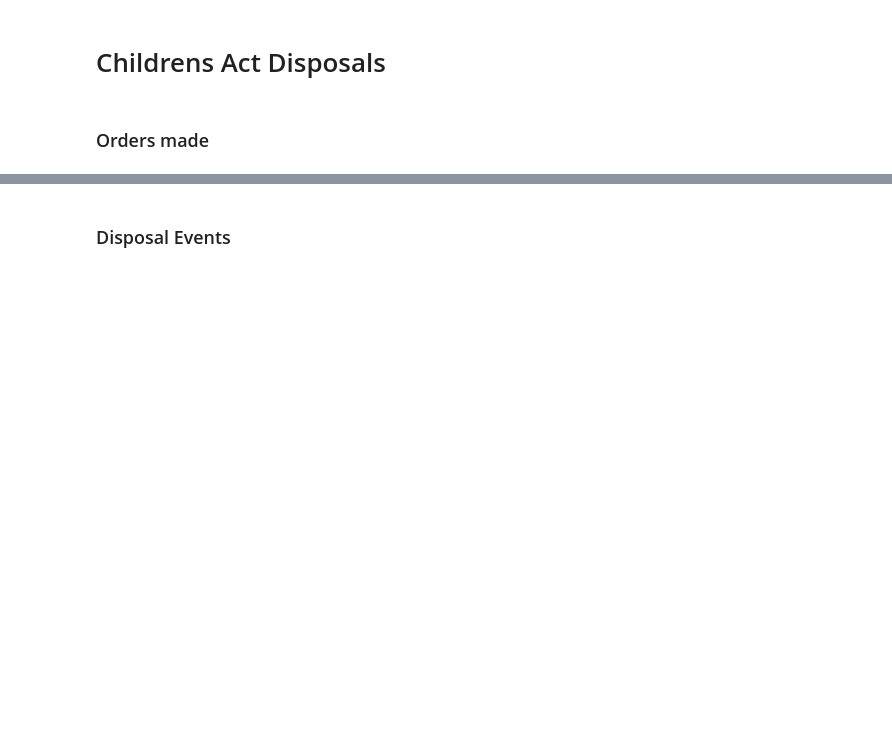
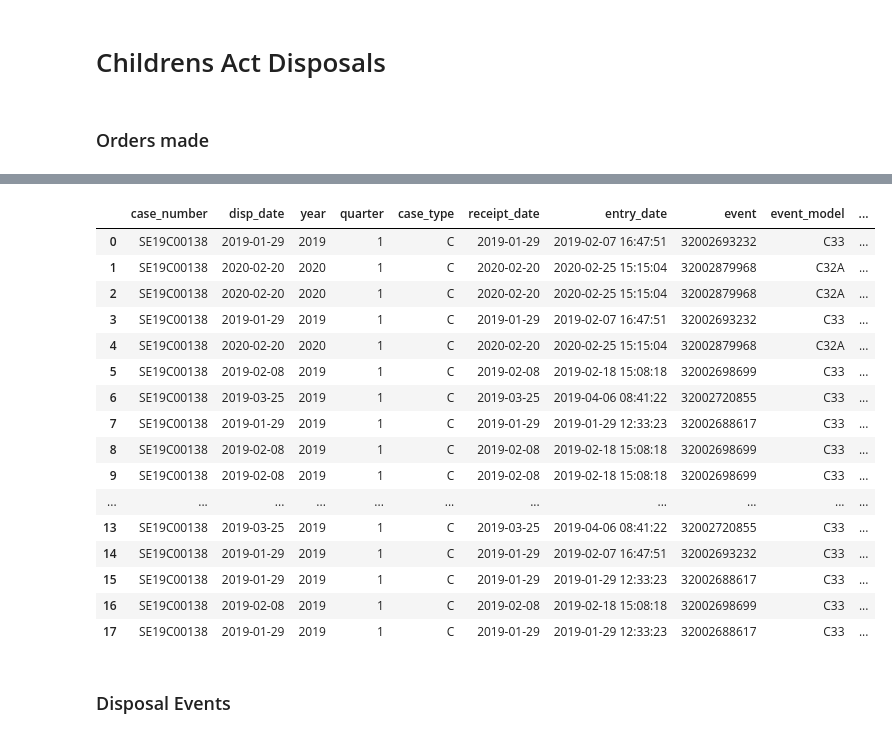
Before and after one commit to moj-analytical-services/FCSQ_data, a Jupyter notebook: data/ca_case_disposals.ipynb, the cells around one changed output, grey strips where cells are left out. Saved outputs shown, nothing was run; the diff lists cells and outputs as text; code cells hidden in the pictures; blank space fills up the shorter version.

```diff
--- a/data/ca_case_disposals.ipynb
+++ b/data/ca_case_disposals.ipynb
@@ -56,3 +87,23 @@ f"""
+# %%
+pydb.read_sql_query ("select * from __temp__.ca_disps_all_children where case_number IN ('SE19C00138')")
+# %% [output]
+|  | case_number | disp_date | year | quarter | case_type | receipt_date | entry_date | event | event_model | ... |
+| 0 | SE19C00138 | 2019-01-29 | 2019 | 1 | C | 2019-01-29 | 2019-02-07 16:47:51 | 32002693232 | C33 | ... |
+| 1 | SE19C00138 | 2020-02-20 | 2020 | 1 | C | 2020-02-20 | 2020-02-25 15:15:04 | 32002879968 | C32A | ... |
+| 2 | SE19C00138 | 2020-02-20 | 2020 | 1 | C | 2020-02-20 | 2020-02-25 15:15:04 | 32002879968 | C32A | ... |
+| 3 | SE19C00138 | 2019-01-29 | 2019 | 1 | C | 2019-01-29 | 2019-02-07 16:47:51 | 32002693232 | C33 | ... |
+| 4 | SE19C00138 | 2020-02-20 | 2020 | 1 | C | 2020-02-20 | 2020-02-25 15:15:04 | 32002879968 | C32A | ... |
+| 5 | SE19C00138 | 2019-02-08 | 2019 | 1 | C | 2019-02-08 | 2019-02-18 15:08:18 | 32002698699 | C33 | ... |
+| 6 | SE19C00138 | 2019-03-25 | 2019 | 1 | C | 2019-03-25 | 2019-04-06 08:41:22 | 32002720855 | C33 | ... |
+| 7 | SE19C00138 | 2019-01-29 | 2019 | 1 | C | 2019-01-29 | 2019-01-29 12:33:23 | 32002688617 | C33 | ... |
+| 8 | SE19C00138 | 2019-02-08 | 2019 | 1 | C | 2019-02-08 | 2019-02-18 15:08:18 | 32002698699 | C33 | ... |
+| 9 | SE19C00138 | 2019-02-08 | 2019 | 1 | C | 2019-02-08 | 2019-02-18 15:08:18 | 32002698699 | C33 | ... |
+| ... | ... | ... | ... | ... | ... | ... | ... | ... | ... | ... |
+| 13 | SE19C00138 | 2019-03-25 | 2019 | 1 | C | 2019-03-25 | 2019-04-06 08:41:22 | 32002720855 | C33 | ... |
+| 14 | SE19C00138 | 2019-01-29 | 2019 | 1 | C | 2019-01-29 | 2019-02-07 16:47:51 | 32002693232 | C33 | ... |
+| 15 | SE19C00138 | 2019-01-29 | 2019 | 1 | C | 2019-01-29 | 2019-01-29 12:33:23 | 32002688617 | C33 | ... |
+| 16 | SE19C00138 | 2019-02-08 | 2019 | 1 | C | 2019-02-08 | 2019-02-18 15:08:18 | 32002698699 | C33 | ... |
+| 17 | SE19C00138 | 2019-01-29 | 2019 | 1 | C | 2019-01-29 | 2019-01-29 12:33:23 | 32002688617 | C33 | ... |
 # %% [markdown]
 ### Disposal Events
 # %%
```
Also changed, not shown: parts of 14 cells of this notebook.
